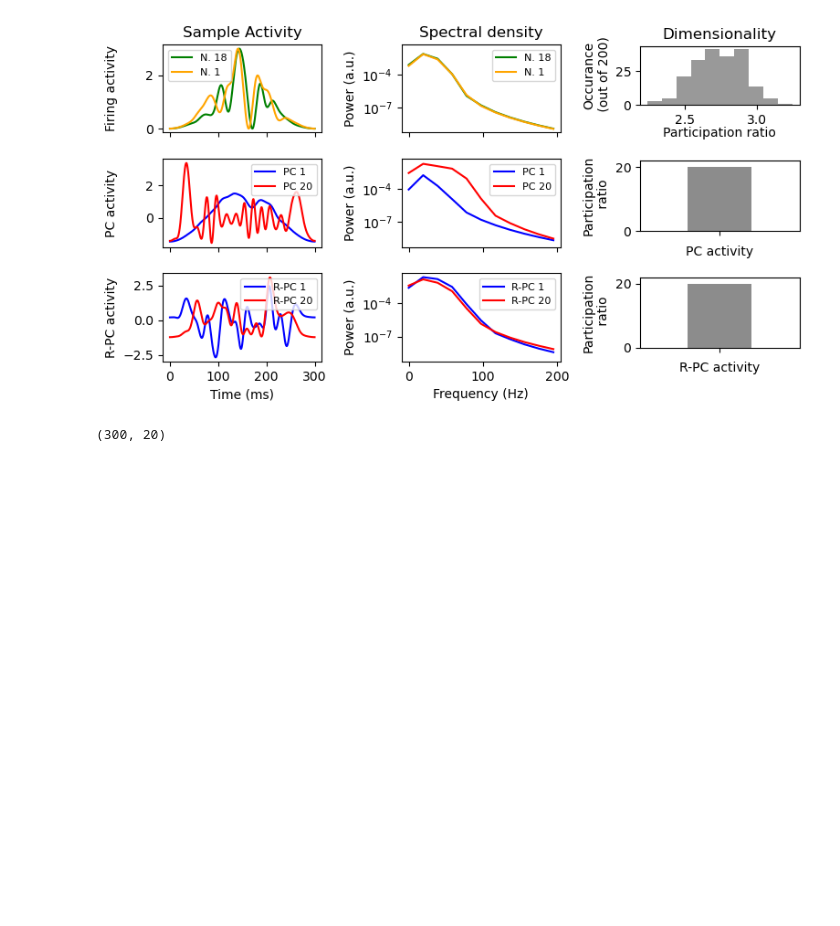
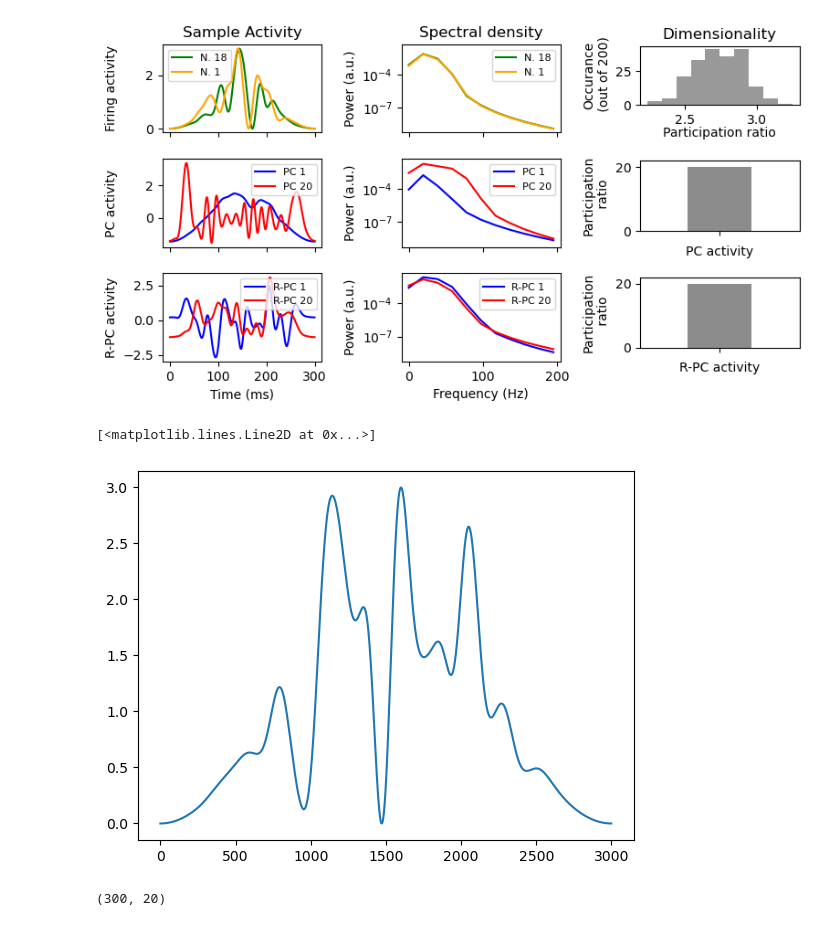
Before and after one commit to fraziphy/spiking-rnn-heterogeneity, a Jupyter notebook: plot2.ipynb, the cells around one changed output. Cells and saved outputs as stored; diff of their text form; code cells hidden in the pictures; blank space fills up the shorter version.

```diff
--- a/plot2.ipynb
+++ b/plot2.ipynb
@@ -1987,6 +2283,26 @@ for i in range(3):
 plt.show()
 # %% [output]
 [figure]
+# %%
+window = np.hanning(Y.shape[0])  # shape (n_steps,)
+Y *= window[:, None]  # Broadcasting to each channel
+
+# Normalize each channel to [0, 3]
+Y -= Y.min(axis=0, keepdims=True)
+Y /= Y.max(axis=0, keepdims=True)
+Y *= 3
+
+Y *= window[:, None]  # Broadcasting to each channel
+
+# Normalize each channel to [0, 3]
+Y -= Y.min(axis=0, keepdims=True)
+Y /= Y.max(axis=0, keepdims=True)
+Y *= 3
+# %%
+plt.plot(Y[:,0])
+# %% [output]
+[<matplotlib.lines.Line2D at 0x...>]
+[figure, added]
 # %%
 slow_signal.shape
 # %% [output]
```
Also changed, not shown: parts of 13 cells of this notebook, 12 other files.
